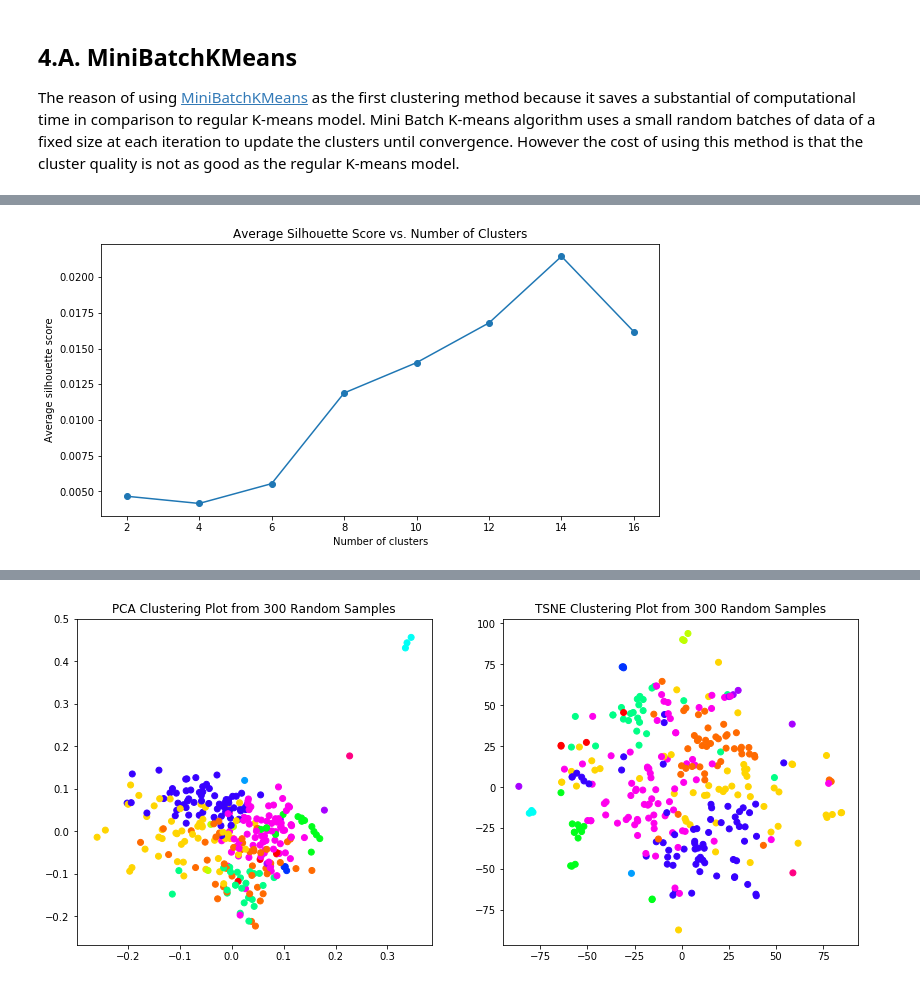
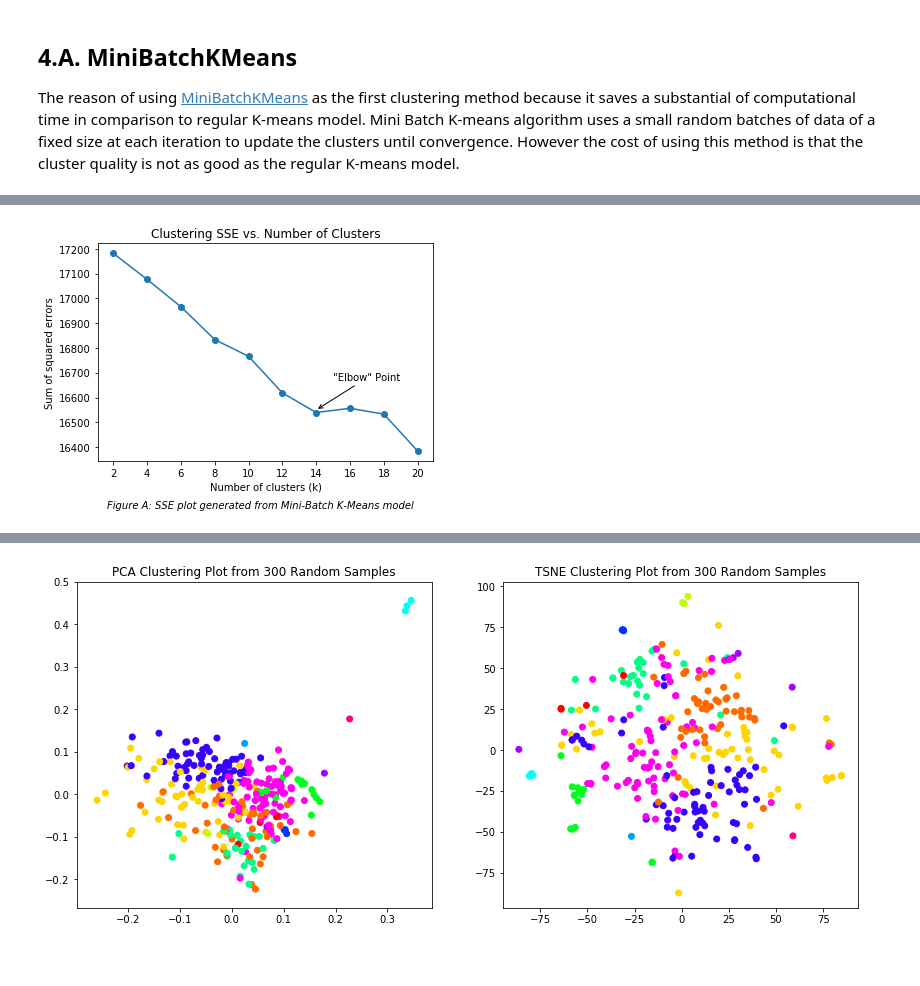
Before and after one commit to rachwyatt/capstone-project, a Jupyter notebook: model_notebooks/model_training_KMeans.ipynb, the cells around one changed output, grey strips where cells are left out. Drawn from its saved outputs; the diff is of its cells as text; code cells hidden in the pictures; blank space fills up the shorter version.

```diff
--- a/model_notebooks/model_training_KMeans.ipynb
+++ b/model_notebooks/model_training_KMeans.ipynb
@@ -202,4 +198,19 @@ msu.generate_SSE_plot(tfidf_docs, 20, 'MiniBatchKMeans', RANDOM_SEED)
-# %%
-msu.generate_avg_silhouette_plot(tfidf_docs, 16, 'MiniBatchKMeans',RANDOM_SEED)
-# %% [output]
-[figure, removed]
+# %%
+#Let's generate the SSE plot with cluster k starting from 2 and up to 20
+msu.generate_SSE_plot(tfidf_docs, 20, 'MiniBatchKMeans', RANDOM_SEED)
+
+# add annotation so reader can see the elbow point
+plt.annotate('"Elbow" Point', xy=(14, 16550),  xycoords='data',
+            xytext=(19, 16700),
+            arrowprops=dict(arrowstyle='->'),
+            horizontalalignment='right', verticalalignment='top',
+            )
+
+# add title to the figure so it can be easily reference in our blog post
+plt.suptitle('Figure A: SSE plot generated from Mini-Batch K-Means model', y=-.01, style='italic', fontsize=10)
+
+plt.savefig("blog_visualizations/SSE_plot_minik", dpi=300)
+
+plt.show()
+# %% [output]
+[figure, added]
```
Also changed, not shown: parts of 4 cells of this notebook, 7 other files.
